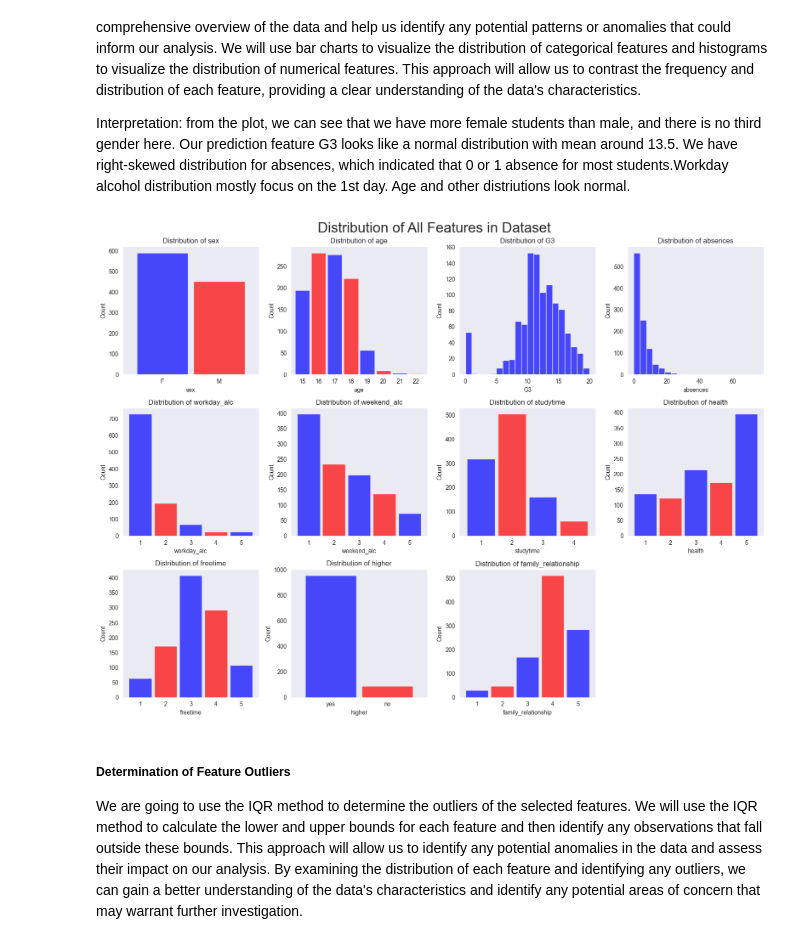
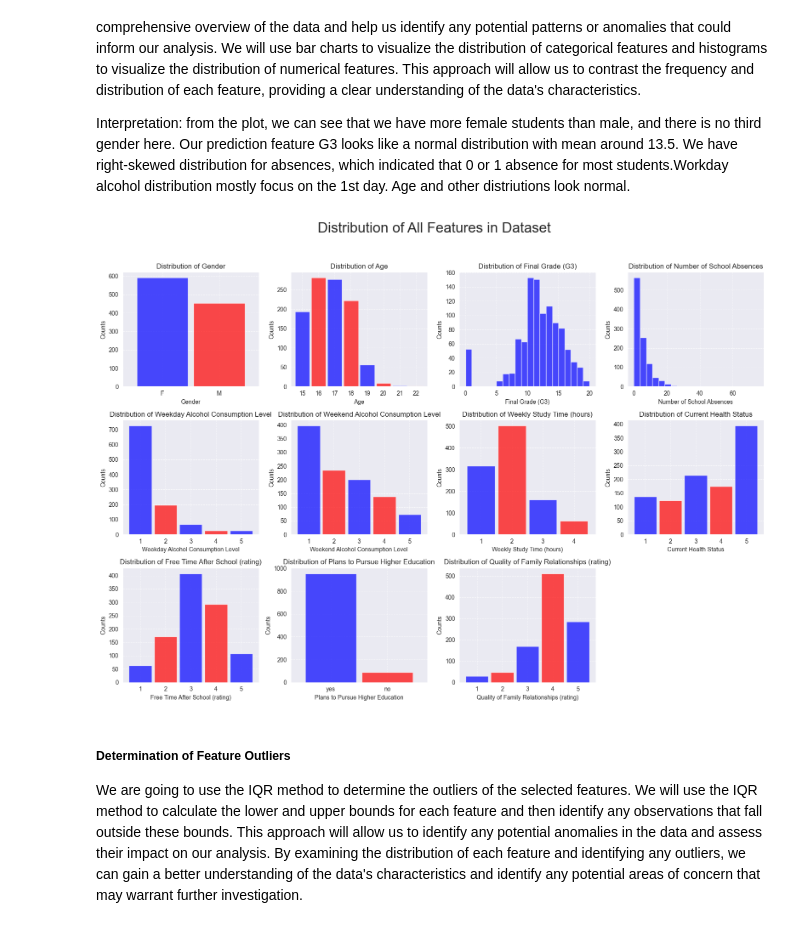
Before and after one commit to COGS108/Group088_WI24, a Jupyter notebook: FinalProject_Group088_WI24.ipynb, the cells around one changed output. Cells and saved outputs as stored; diff of their text form; code cells hidden in the pictures.

Commit message:
Better visualize for Distribution of all Features

```diff
--- a/FinalProject_Group088_WI24.ipynb
+++ b/FinalProject_Group088_WI24.ipynb
@@ -299,38 +299,55 @@ Interpretation: from the plot, we can see that we have more female students than
 # %%
 # Adjusting the figure size and layout to accommodate all selected features
 fig, axs = plt.subplots(nrows=3, ncols=4, figsize=(16, 12))
-axs = axs.flatten()
+axs = axs.flatten()  # Flatten to 1D array for easy iteration
 fig.suptitle('Distribution of All Features in Dataset', fontsize=24)
 
 # Pre-setting for consistency in plots
-bar_colors = ['blue', 'red']
+bar_colors = ['blue', 'red']  # More descriptive color names
 alpha_val = 0.7
 width_val = 0.9
 
-# Loop through each feature and create its plot
+# Labels for better clarity in the plots
+feature_labels = {
+    'sex': 'Gender',
+    'age': 'Age',
+    'G3': 'Final Grade (G3)',
+    'workday_alc': 'Weekday Alcohol Consumption Level',
+    'weekend_alc': 'Weekend Alcohol Consumption Level',
+    'studytime': 'Weekly Study Time (hours)',
+    'absences': 'Number of School Absences',
+    'health': 'Current Health Status',
+    'freetime': 'Free Time After School (rating)',
+    'family_relationship': 'Quality of Family Relationships (rating)',
+    'higher': 'Plans to Pursue Higher Education'
+}
+
+# Loop through each feature and create its plot with proper labeling
 for i, feature in enumerate(selected_features):
     if feature in ['sex', 'higher']:
         df[feature].value_counts().plot(kind='bar', color=bar_colors, alpha=alpha_val, width=width_val, ax=axs[i])
     else:
         if df[feature].dtype == 'object' or len(df[feature].unique()) < 10:
             df[feature].value_counts().sort_index().plot(kind='bar', color=bar_colors, alpha=alpha_val, width=width_val, ax=axs[i])
         else:
             df[feature].plot(kind='hist', bins=20, color=bar_colors[0], alpha=alpha_val, ax=axs[i])
-    axs[i].set_title(f'Distribution of {feature}')
-    axs[i].set_xlabel(feature)
-    axs[i].set_ylabel('Count')
+
+    axs[i].set_title(f'Distribution of {feature_labels[feature]}', fontsize=12)
+    axs[i].set_xlabel(feature_labels[feature])
+    axs[i].set_ylabel('Counts')
     axs[i].tick_params(axis='x', rotation=0)
-    axs[i].grid(False)
+    axs[i].grid(axis='y', linestyle='--', alpha=0.7)
+    axs[i].grid(axis='x', linestyle='--', alpha=0.7)
 
-plt.tight_layout()
+plt.tight_layout(rect=[0, 0.03, 1, 0.95])  # Adjust layout to prevent overlap with suptitle
 
 # Hide any unused axes in case of an odd number of selected features
 for ax in axs[len(selected_features):]:
     ax.set_visible(False)
 
 plt.show()
 # %% [output]
-[figure, old version]
+[figure, new version]
 # %% [markdown]
 ##### Determination of Feature Outliers
 We are going to use the IQR method to determine the outliers of the selected features. We will use the IQR method to calculate the lower and upper bounds for each feature and then identify any observations that fall outside these bounds. This approach will allow us to identify any potential anomalies in the data and assess their impact on our analysis. By examining the distribution of each feature and identifying any outliers, we can gain a better understanding of the data's characteristics and identify any potential areas of concern that may warrant further investigation.
```
Also changed, not shown: parts of 4 cells of this notebook.
